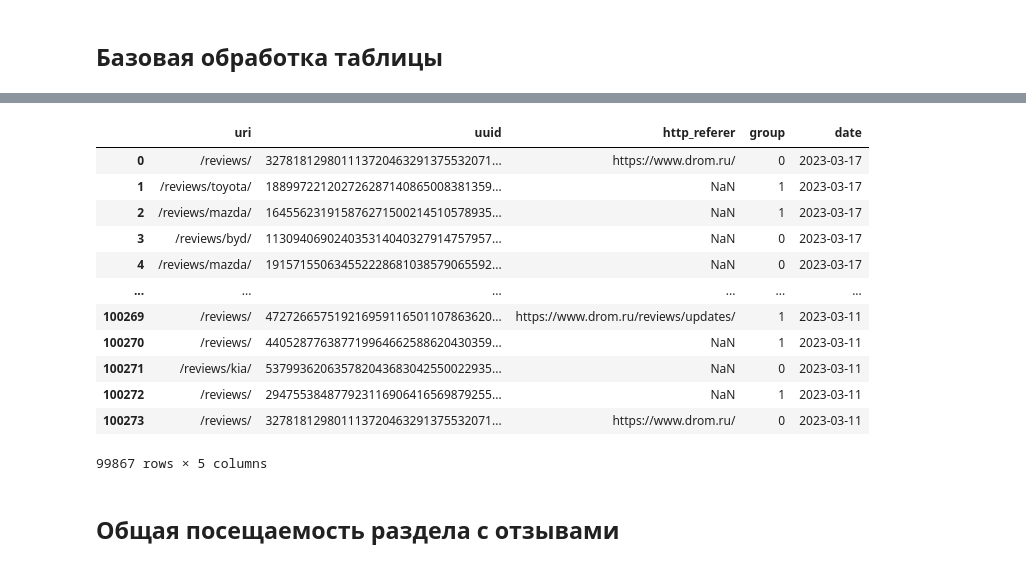
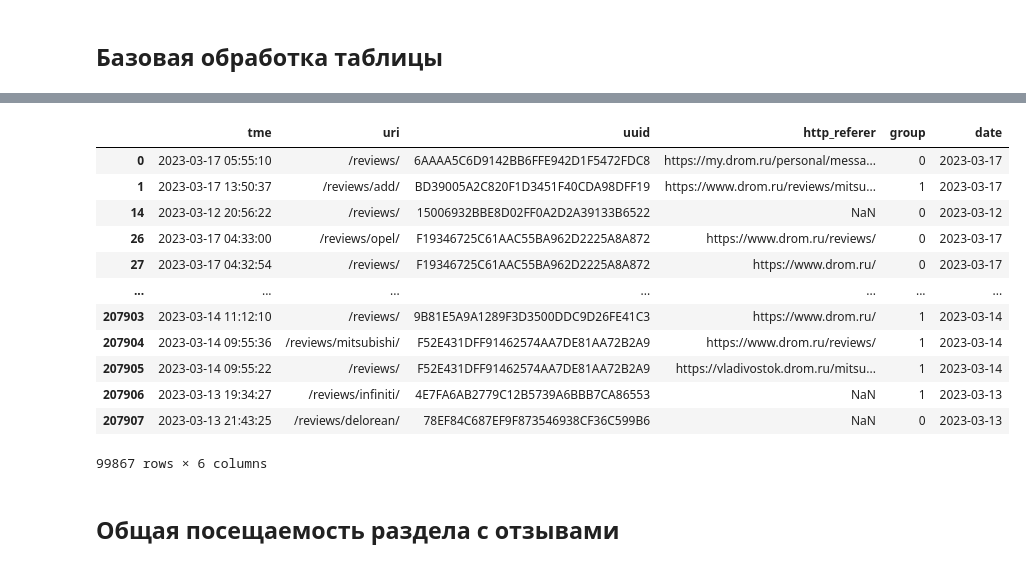
Before and after one commit to m-andreevmark/Portfolio, a Jupyter notebook: Такие разные конверсии.ipynb, the cells around one changed output, grey strips where cells are left out. Drawn from its saved outputs; the diff is of its cells as text; code cells hidden in the pictures.

```diff
--- a/Такие разные конверсии.ipynb
+++ b/Такие разные конверсии.ipynb
@@ -48,0 +35,2 @@ DF_test['group'] = DF_test['uuid'].apply(lambda x: int(x,base=16)) % 2
+# %%
+DF['tme'] = DF['tme'].astype('datetime64')
@@ -49,5 +52,6 @@ DF_test['group'] = DF_test['uuid'].apply(lambda x: int(x,base=16)) % 2
+# %%
+DF = DF.drop_duplicates()
 # %%
-DF_test["date"] = DF_test["tme"].dt.to_period("D") # добавление столбца только с датой без времени, для более удобной группировки
-DF_test['uuid'] = DF_test['uuid'].apply(int, base=16) # перевод столбца uuid в десятичную систему
-DF_test = DF_test.drop_duplicates() # Удаление дублей на основе всей таблицы
-DF_test = DF_test.drop(columns=['tme'], axis=1) #удаление столбца с датой в старом формате
+DF["date"] = DF["tme"].dt.to_period("D") # добавление столбца только с датой без времени, для более удобной группировки
+# %%
+DF = DF[(DF.date <= '2023-03-17') & (DF.date != '2023-03-10')]
@@ -59,19 +79,19 @@ metric_3 = DF_test.copy()
 # %%
-DF_test # Смотрим на табличку, чтоб не забывать, как она выглядит
+DF # Смотрим на табличку, чтоб не забывать, как она выглядит
 # %% [output]
-|  | uri | uuid | http_referer | group | date |
-| 0 | /reviews/ | 327818129801113720463291375532071... | https://www.drom.ru/ | 0 | 2023-03-17 |
-| 1 | /reviews/toyota/ | 188997221202726287140865008381359... | NaN | 1 | 2023-03-17 |
-| 2 | /reviews/mazda/ | 164556231915876271500214510578935... | NaN | 1 | 2023-03-17 |
-| 3 | /reviews/byd/ | 113094069024035314040327914757957... | NaN | 0 | 2023-03-17 |
-| 4 | /reviews/mazda/ | 191571550634552228681038579065592... | NaN | 0 | 2023-03-17 |
-| ... | ... | ... | ... | ... | ... |
-| 100269 | /reviews/ | 472726657519216959116501107863620... | https://www.drom.ru/reviews/updates/ | 1 | 2023-03-11 |
-| 100270 | /reviews/ | 440528776387719964662588620430359... | NaN | 1 | 2023-03-11 |
-| 100271 | /reviews/kia/ | 537993620635782043683042550022935... | NaN | 0 | 2023-03-11 |
-| 100272 | /reviews/ | 294755384877923116906416569879255... | NaN | 1 | 2023-03-11 |
-| 100273 | /reviews/ | 327818129801113720463291375532071... | https://www.drom.ru/ | 0 | 2023-03-11 |
+|  | tme | uri | uuid | http_referer | group | date |
+| 0 | 2023-03-17 05:55:10 | /reviews/ | 6AAAA5C6D9142BB6FFE942D1F5472FDC8 | https://my.drom.ru/personal/messa... | 0 | 2023-03-17 |
+| 1 | 2023-03-17 13:50:37 | /reviews/add/ | BD39005A2C820F1D3451F40CDA98DFF19 | https://www.drom.ru/reviews/mitsu... | 1 | 2023-03-17 |
+| 14 | 2023-03-12 20:56:22 | /reviews/ | 15006932BBE8D02FF0A2D2A39133B6522 | NaN | 0 | 2023-03-12 |
+| 26 | 2023-03-17 04:33:00 | /reviews/opel/ | F19346725C61AAC55BA962D2225A8A872 | https://www.drom.ru/reviews/ | 0 | 2023-03-17 |
+| 27 | 2023-03-17 04:32:54 | /reviews/ | F19346725C61AAC55BA962D2225A8A872 | https://www.drom.ru/ | 0 | 2023-03-17 |
+| ... | ... | ... | ... | ... | ... | ... |
+| 207903 | 2023-03-14 11:12:10 | /reviews/ | 9B81E5A9A1289F3D3500DDC9D26FE41C3 | https://www.drom.ru/ | 1 | 2023-03-14 |
+| 207904 | 2023-03-14 09:55:36 | /reviews/mitsubishi/ | F52E431DFF91462574AA7DE81AA72B2A9 | https://www.drom.ru/reviews/ | 1 | 2023-03-14 |
+| 207905 | 2023-03-14 09:55:22 | /reviews/ | F52E431DFF91462574AA7DE81AA72B2A9 | https://vladivostok.drom.ru/mitsu... | 1 | 2023-03-14 |
+| 207906 | 2023-03-13 19:34:27 | /reviews/infiniti/ | 4E7FA6AB2779C12B5739A6BBB7CA86553 | NaN | 1 | 2023-03-13 |
+| 207907 | 2023-03-13 21:43:25 | /reviews/delorean/ | 78EF84C687EF9F873546938CF36C599B6 | NaN | 0 | 2023-03-13 |
-99867 rows × 5 columns
+99867 rows × 6 columns
 # %% [markdown]
 ## Общая посещаемость раздела с отзывами
 # %%
```
Also changed, not shown: parts of 53 cells of this notebook.
